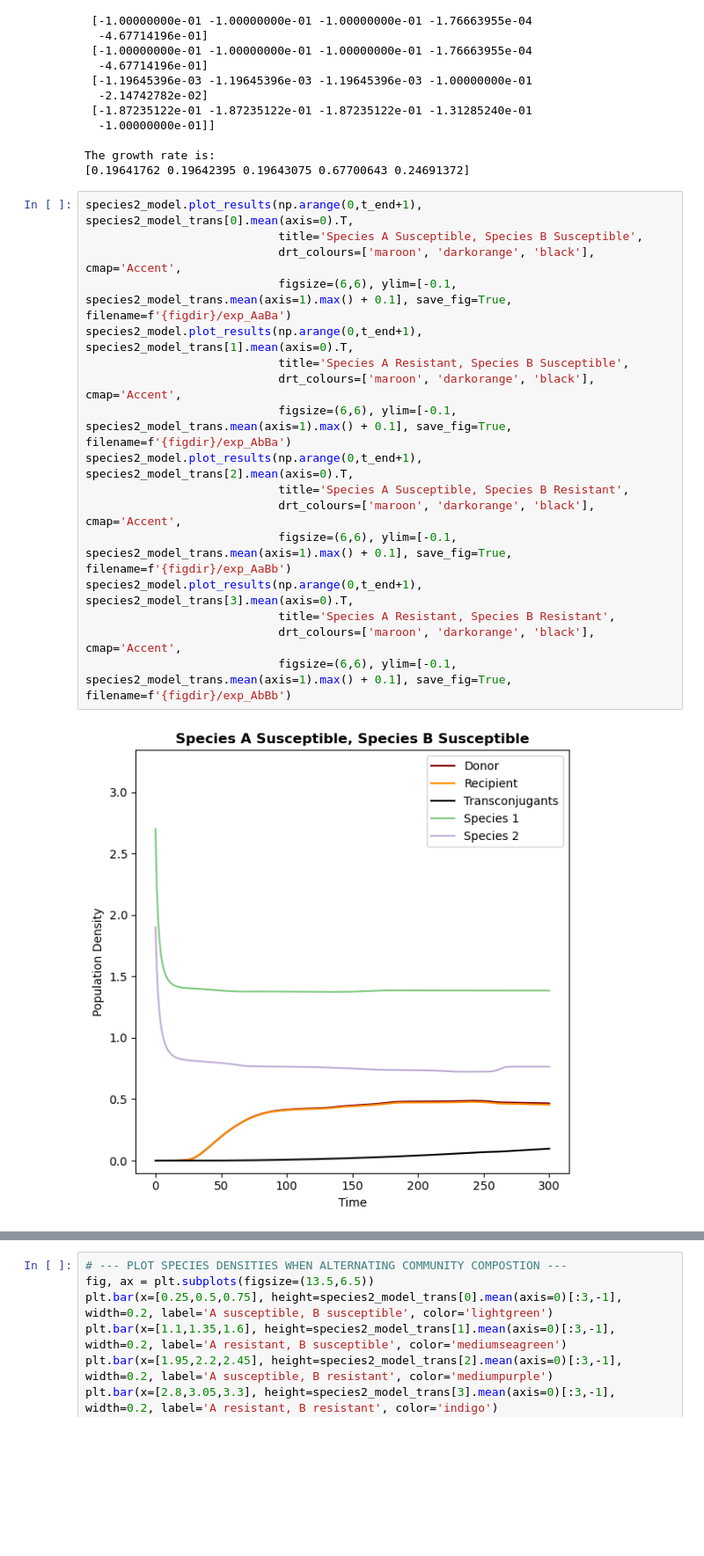
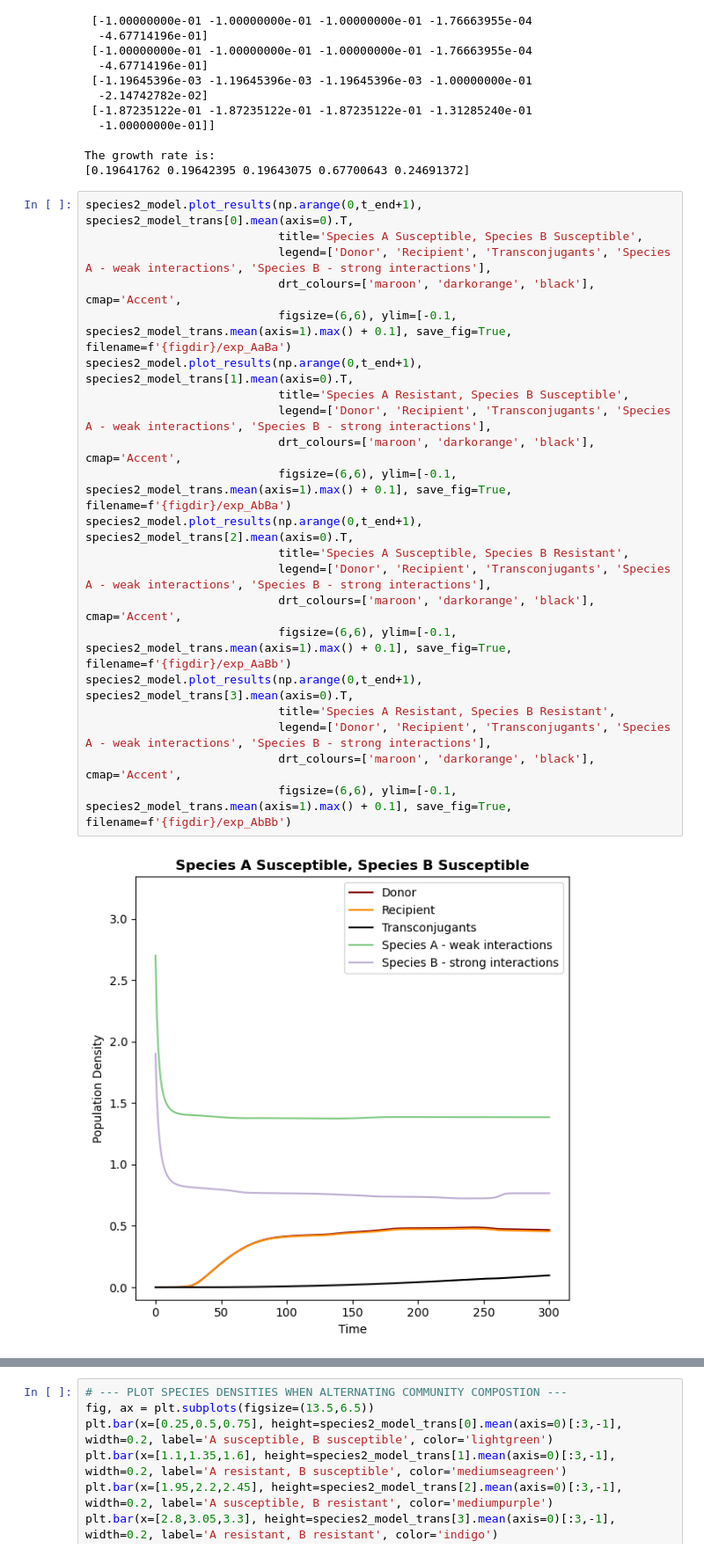
Before and after one commit to amybda/bacterial-community-conjugation-ODE, a Jupyter notebook: ODEconjugation/modelling-exp.ipynb, the cells around one changed output, grey strips where cells are left out. Shown at 88% size. Cells and saved outputs as stored; diff of their text form; blank space fills up the shorter version.

Commit message:
rerun model with custom legends in plot

```diff
--- a/ODEconjugation/modelling-exp.ipynb
+++ b/ODEconjugation/modelling-exp.ipynb
@@ -485,19 +485,23 @@ The growth rate is:
 # %%
 species2_model.plot_results(np.arange(0,t_end+1), species2_model_trans[0].mean(axis=0).T,
                             title='Species A Susceptible, Species B Susceptible',
+                            legend=['Donor', 'Recipient', 'Transconjugants', 'Species A - weak interactions', 'Species B - strong interactions'],
                             drt_colours=['maroon', 'darkorange', 'black'], cmap='Accent',
                             figsize=(6,6), ylim=[-0.1, species2_model_trans.mean(axis=1).max() + 0.1], save_fig=True, filename=f'{figdir}/exp_AaBa')
 species2_model.plot_results(np.arange(0,t_end+1), species2_model_trans[1].mean(axis=0).T,
                             title='Species A Resistant, Species B Susceptible',
+                            legend=['Donor', 'Recipient', 'Transconjugants', 'Species A - weak interactions', 'Species B - strong interactions'],
                             drt_colours=['maroon', 'darkorange', 'black'], cmap='Accent',
                             figsize=(6,6), ylim=[-0.1, species2_model_trans.mean(axis=1).max() + 0.1], save_fig=True, filename=f'{figdir}/exp_AbBa')
 species2_model.plot_results(np.arange(0,t_end+1), species2_model_trans[2].mean(axis=0).T,
                             title='Species A Susceptible, Species B Resistant',
+                            legend=['Donor', 'Recipient', 'Transconjugants', 'Species A - weak interactions', 'Species B - strong interactions'],
                             drt_colours=['maroon', 'darkorange', 'black'], cmap='Accent',
                             figsize=(6,6), ylim=[-0.1, species2_model_trans.mean(axis=1).max() + 0.1], save_fig=True, filename=f'{figdir}/exp_AaBb')
 species2_model.plot_results(np.arange(0,t_end+1), species2_model_trans[3].mean(axis=0).T,
                             title='Species A Resistant, Species B Resistant',
+                            legend=['Donor', 'Recipient', 'Transconjugants', 'Species A - weak interactions', 'Species B - strong interactions'],
                             drt_colours=['maroon', 'darkorange', 'black'], cmap='Accent',
                             figsize=(6,6), ylim=[-0.1, species2_model_trans.mean(axis=1).max() + 0.1], save_fig=True, filename=f'{figdir}/exp_AbBb')
 # %% [output]
-[figure, old version]
+[figure, new version]
```
Also changed, not shown: parts of 1 cell of this notebook, 4 other files.
